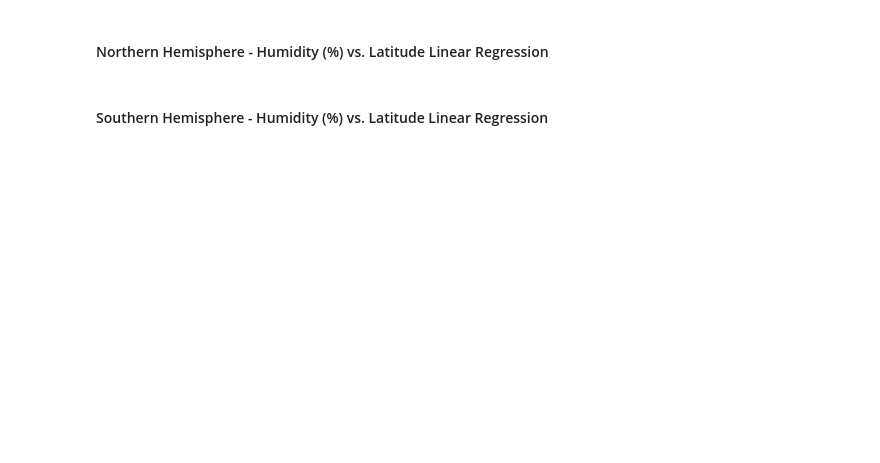
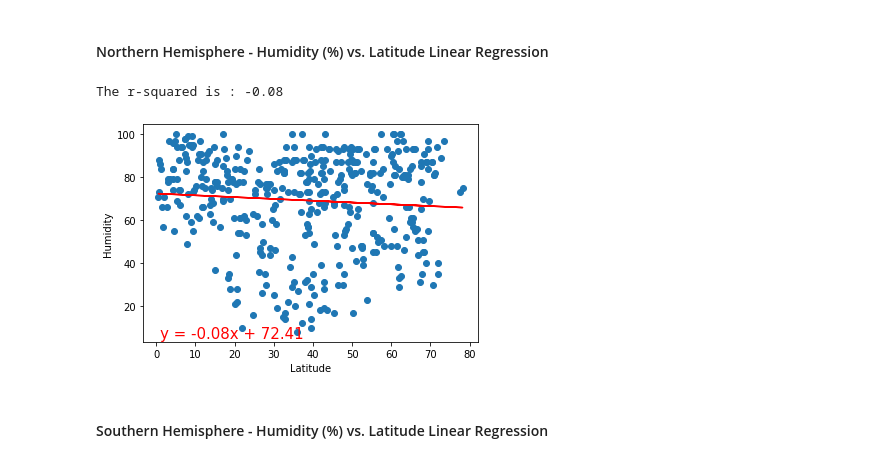
Before and after one commit to jmbruner37/6_python_api, a Jupyter notebook: 06-Python-APIs_HW/Instructions/starter_code/WeatherPy.ipynb, the cells around one changed output. Cells and saved outputs as stored; diff of their text form; code cells hidden in the pictures; blank space fills up the shorter version.

```diff
--- a/06-Python-APIs_HW/Instructions/starter_code/WeatherPy.ipynb
+++ b/06-Python-APIs_HW/Instructions/starter_code/WeatherPy.ipynb
@@ -269,4 +308,19 @@ plt.show()
 # %% [markdown]
 ####  Northern Hemisphere - Humidity (%) vs. Latitude Linear Regression
+# %%
+equation = linear_agression(nor_hemi["Lat"], nor_hemi["Humidity"])
+
+
+annotate(equation, 1, 5)
+
+
+plt.ylabel("Humidity")
+plt.xlabel("Latitude")
+
+
+plt.savefig("../Images/NorHemi Humidity vs. Latitude Linear Regression.png")
+# %% [output]
+The r-squared is : -0.08
+[figure, added]
 # %% [markdown]
 ####  Southern Hemisphere - Humidity (%) vs. Latitude Linear Regression
```
Also changed, not shown: parts of 19 cells of this notebook, 14 other files.
